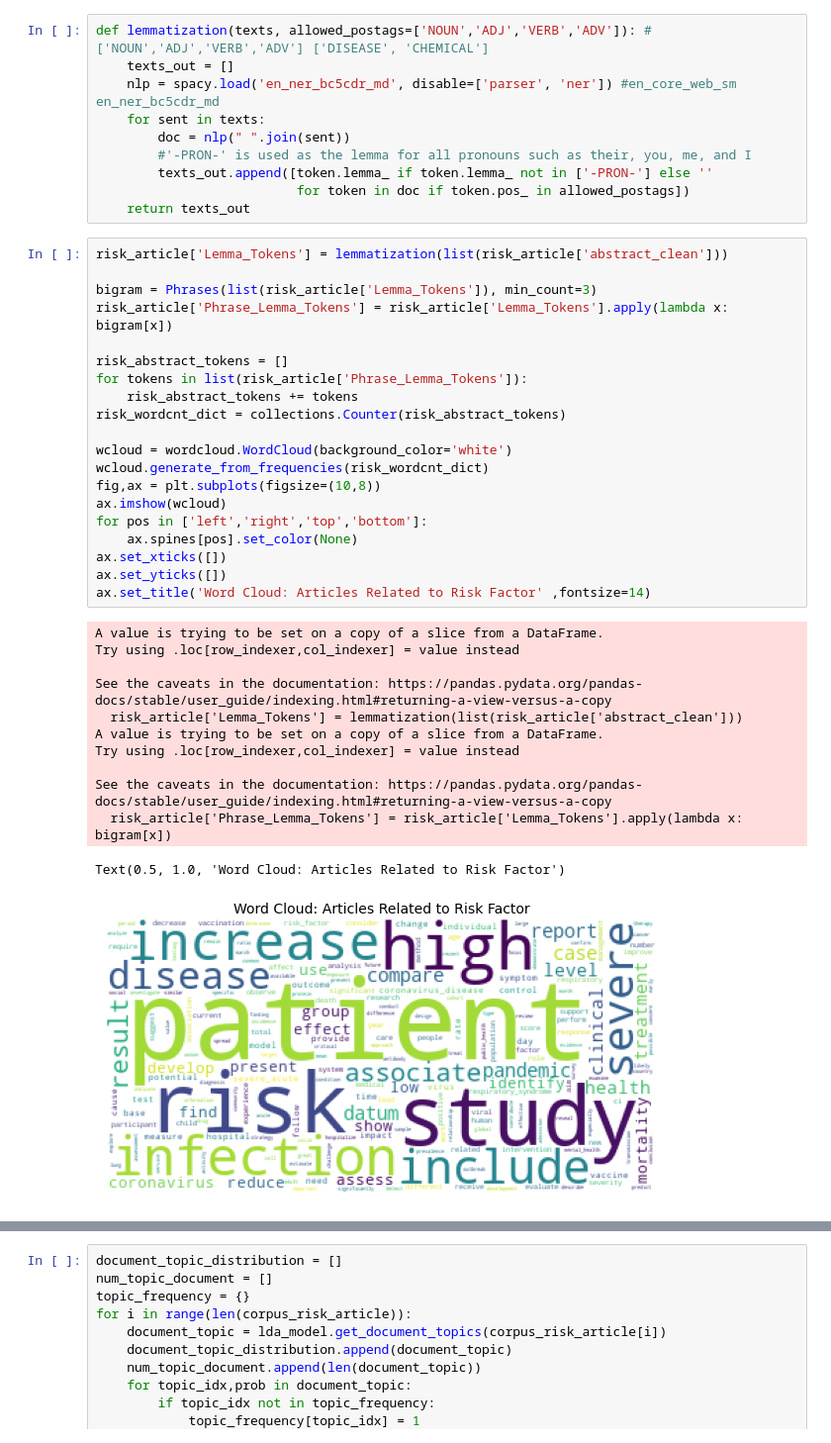
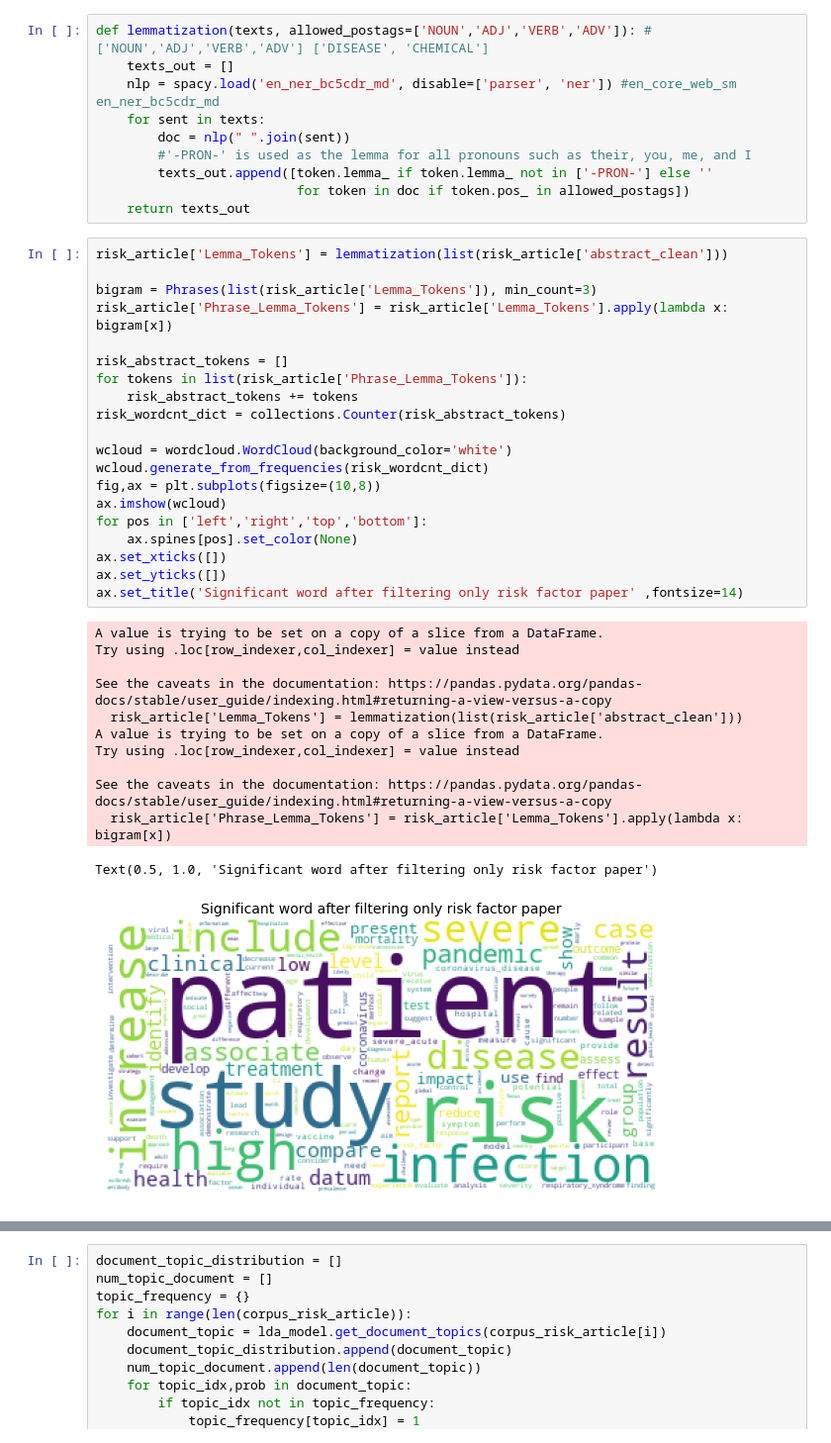
Before and after one commit to laiduy98/cose-19, a Jupyter notebook: notebooks/severity_clustering.ipynb, the cells around one changed output, grey strips where cells are left out. Shown at 99% size. Saved outputs shown, nothing was run; the diff lists cells and outputs as text.

```diff
--- a/notebooks/severity_clustering.ipynb
+++ b/notebooks/severity_clustering.ipynb
@@ -222,36 +222,36 @@ def lemmatization(texts, allowed_postags=['NOUN','ADJ','VERB','ADV']): #['NOUN',
 # %%
 risk_article['Lemma_Tokens'] = lemmatization(list(risk_article['abstract_clean']))
 
 bigram = Phrases(list(risk_article['Lemma_Tokens']), min_count=3)
 risk_article['Phrase_Lemma_Tokens'] = risk_article['Lemma_Tokens'].apply(lambda x: bigram[x])
 
 risk_abstract_tokens = []
 for tokens in list(risk_article['Phrase_Lemma_Tokens']):
     risk_abstract_tokens += tokens
 risk_wordcnt_dict = collections.Counter(risk_abstract_tokens)
 
 wcloud = wordcloud.WordCloud(background_color='white')
 wcloud.generate_from_frequencies(risk_wordcnt_dict)
 fig,ax = plt.subplots(figsize=(10,8))
 ax.imshow(wcloud)
 for pos in ['left','right','top','bottom']:
     ax.spines[pos].set_color(None)
 ax.set_xticks([])
 ax.set_yticks([])
-ax.set_title('Word Cloud: Articles Related to Risk Factor' ,fontsize=14)
+ax.set_title('Significant word after filtering only risk factor paper' ,fontsize=14)
 # %% [output]
 A value is trying to be set on a copy of a slice from a DataFrame.
 Try using .loc[row_indexer,col_indexer] = value instead
 
 See the caveats in the documentation: https://pandas.pydata.org/pandas-docs/stable/user_guide/indexing.html#returning-a-view-versus-a-copy
   risk_article['Lemma_Tokens'] = lemmatization(list(risk_article['abstract_clean']))
 A value is trying to be set on a copy of a slice from a DataFrame.
 Try using .loc[row_indexer,col_indexer] = value instead
 
 See the caveats in the documentation: https://pandas.pydata.org/pandas-docs/stable/user_guide/indexing.html#returning-a-view-versus-a-copy
   risk_article['Phrase_Lemma_Tokens'] = risk_article['Lemma_Tokens'].apply(lambda x: bigram[x])
-Text(0.5, 1.0, 'Word Cloud: Articles Related to Risk Factor')
+Text(0.5, 1.0, 'Significant word after filtering only risk factor paper')
-[figure, old version]
+[figure, new version]
 # %%
 risk_article.head()
 # %% [output]
```
Also changed, not shown: parts of 42 cells of this notebook, 1 other file.
